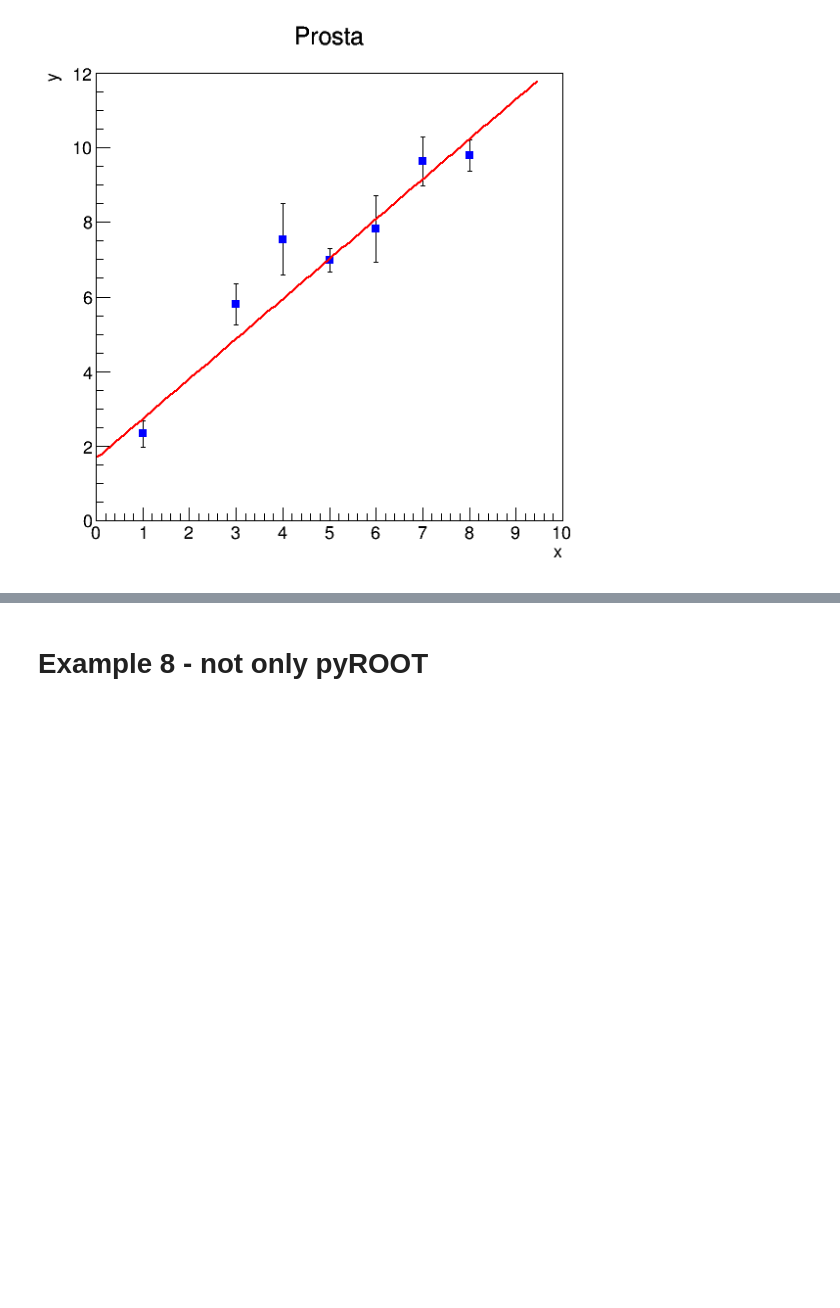
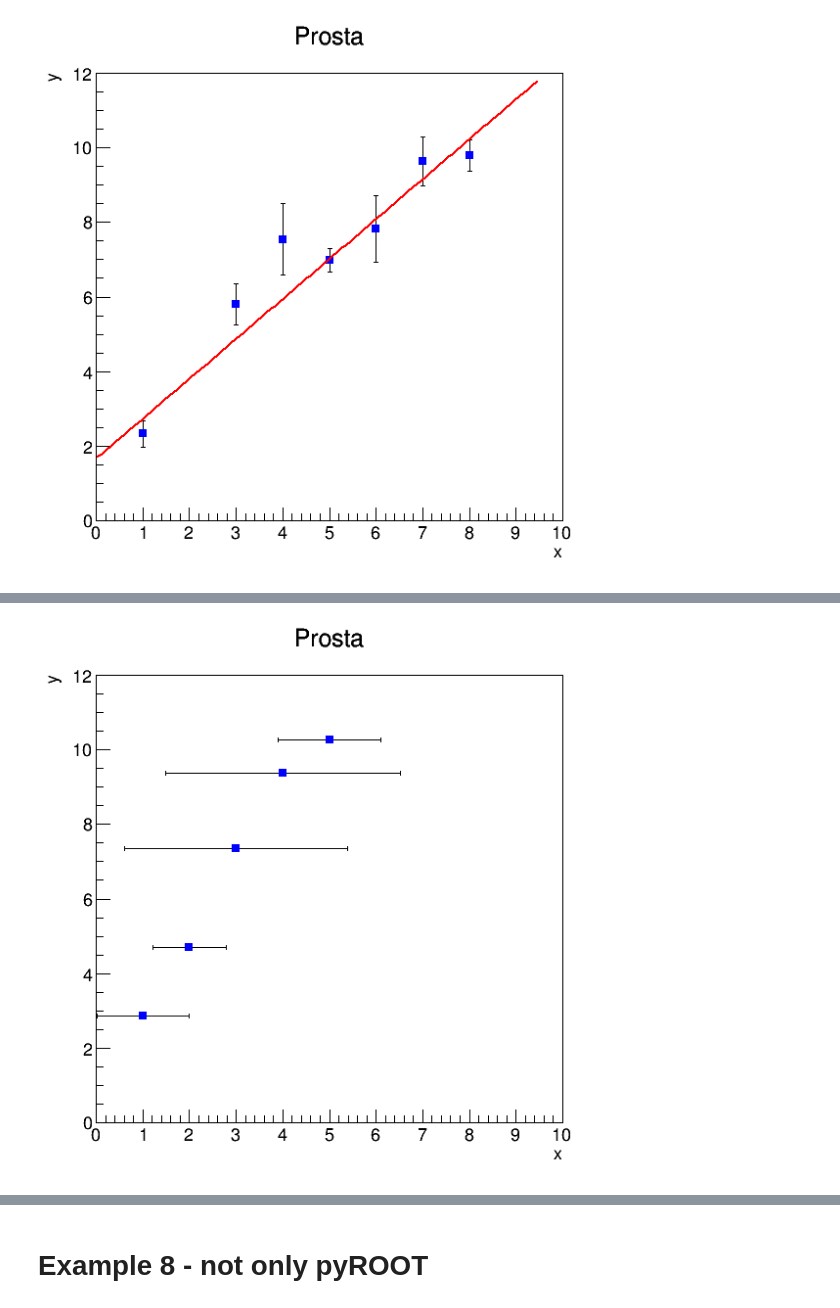
Before and after one commit to barraldiaz/Modern_Particle_Physics_Experiments, a Jupyter notebook: 01_Introduction_to_ROOT/01_Introduction_to_ROOT.ipynb, the cells around one changed output, grey strips where cells are left out. Saved outputs shown, nothing was run; the diff lists cells and outputs as text; code cells hidden in the pictures; blank space fills up the shorter version.

```diff
--- a/01_Introduction_to_ROOT/01_Introduction_to_ROOT.ipynb
+++ b/01_Introduction_to_ROOT/01_Introduction_to_ROOT.ipynb
@@ -499,0 +502,84 @@ Image(filename='cFitting.png')
+# %%
+import sys
+import math
+import numpy as np
+import matplotlib.pyplot as plt
+from array import array
+from ROOT import *
+
+a=1.
+b=2.
+nPoints = 10
+#create a list of points
+x = np.arange(start=1, stop=9, step=1)
+
+#calculcate means
+#clone the points - one line for each y value at hiven point.
+# it is enough to clone x, the following arrays will be broadcasted nt the fly
+y_means = a+b*x
+y_means = y_means.reshape((-1,1))
+y_means = np.broadcast_to(y_means, (len(y_means), nPoints))
+
+#define sigmas
+y_sigmas = np.array([ 1., 1., 2., 3., 1., 2.,  3., 1.]).reshape((-1,1))
+#y_sigmas = np.full_like(y_means, 0.01) # test setting with very low sigma
+
+#draw an array of random numbers with nPoints rows
+values = np.random.default_rng().normal(loc=y_means, scale=y_sigmas)
+
+y = np.mean(values, axis=1)
+e = np.std(values, axis=1, ddof=1)
+print("X values:\n",x)
+print("Mean Y values:\n",y)
+print("Y standard deviation:\n",e)
+
+w = 1.0/e**2
+
+S = np.sum(w)
+Sx = np.sum(w*x)
+Sy = np.sum(w*y)
+Sxx = np.sum(w*x*x)
+Sxy = np.sum(w*x*y)
+
+D = S*Sxx-Sx*Sx
+a_fit = (S*Sxy-Sx*Sy)/D
+b_fit = (Sxx*Sy-Sx*Sxy)/D
+
+d = (y-(a_fit*x+b_fit))/e
+chi2 = np.sum(d)
+
+print("Fitted values: a = {}, b = {}".format(a_fit,b_fit))
+print("True values: a = {}, b = {}".format(a,b))
+print ('chi2/NDF=',chi2/(len(x)-2.))
+
+plt.errorbar(x, y, yerr=e, marker=".", linestyle="none", markerfacecolor="red", markeredgecolor="red", markersize=10)
+plt.plot(x, (a_fit*x+b_fit), "b");
+plt.xlabel("x")
+plt.ylabel("y")
+
+#gr = TGraph(len(x), x, y)
+
+xx = array('d')
+xx.fromlist(x.tolist())
+
+yy = array('d')
+yy.fromlist(y.tolist())
+
+ee = array('d')
+ee.fromlist(e.tolist())
+
+gr = TGraphErrors(len(x), xx, yy, ee)
+gr.SetMarkerColor(4)
+gr.SetMarkerStyle(21)
+
+c = TCanvas('cFitting','cFitting',600,600)
+c.Draw()
+hDummy = TH1D('hDummy','Prosta',100,0.,10.)
+hDummy.SetMaximum(12.)
+hDummy.SetMinimum(0.)
+hDummy.GetXaxis().SetTitle("x")
+hDummy.GetYaxis().SetTitle("y")
+hDummy.SetStats(0)
+hDummy.DrawCopy()
+gr.Draw("s p")
+# %% [output]
@@ -499,0 +599 @@ Image(filename='cFitting.png')
+[figure, added]
```
Also changed, not shown: parts of 5 cells of this notebook, 6 other files.
